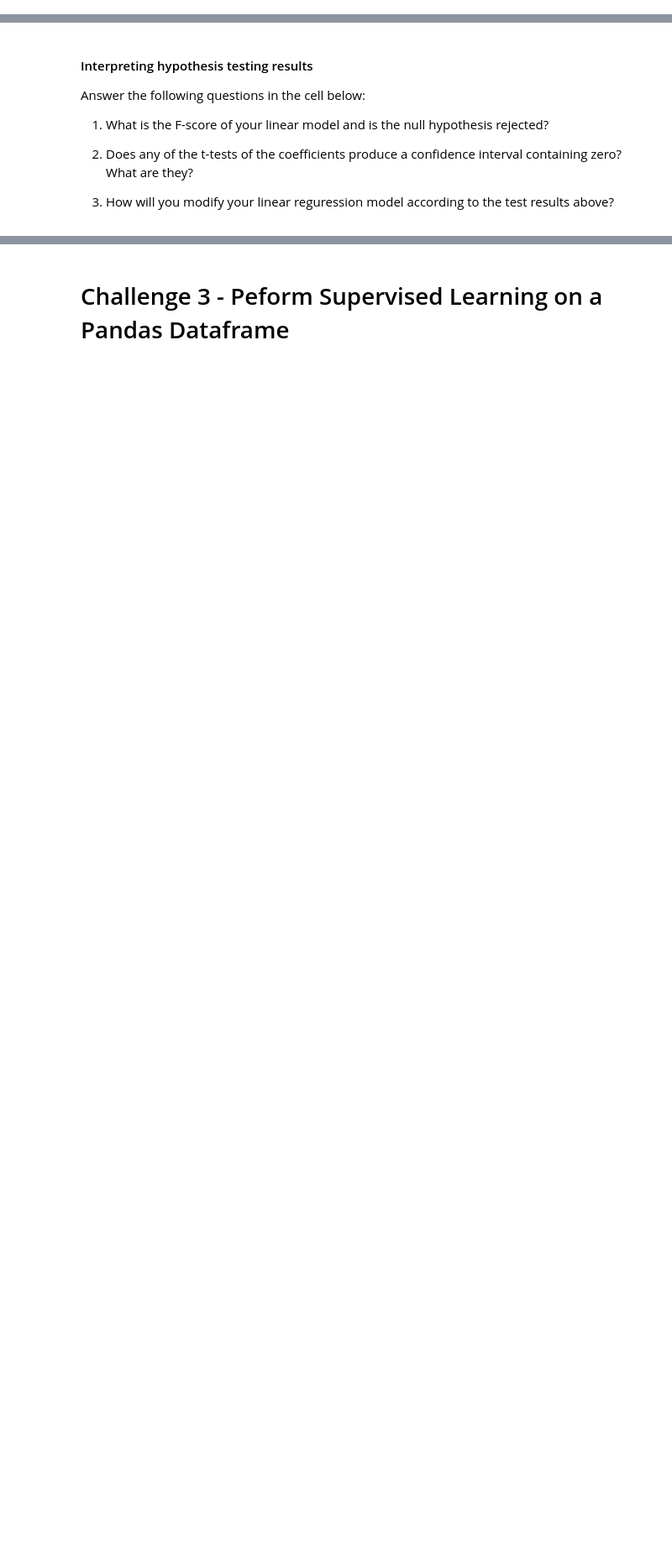
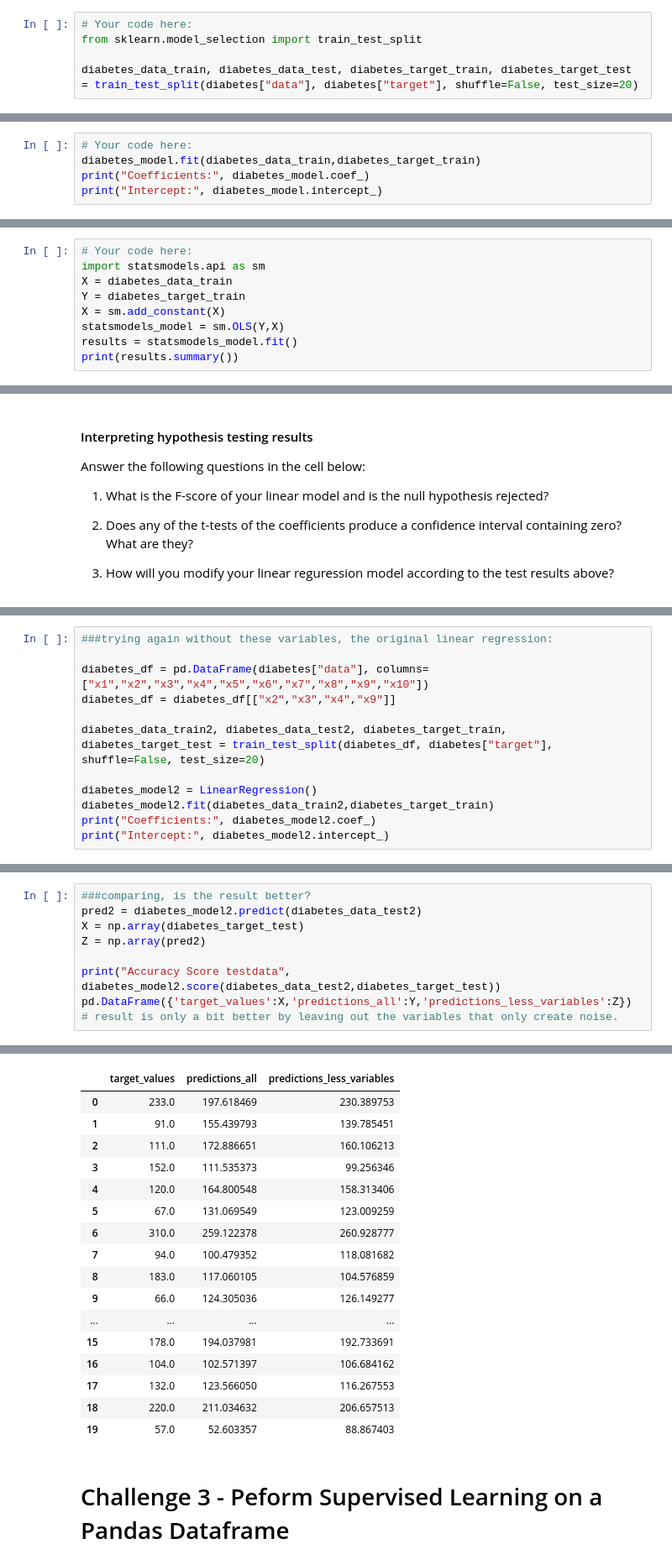
Before and after one commit to ta-data-lis/lab-supervised-learning-sklearn, a Jupyter notebook: your-code/main.ipynb, the cells around one changed output, grey strips where cells are left out. Shown: that part at 84% size. Saved outputs shown, nothing was run; the diff lists cells and outputs as text; blank space fills up the shorter version.

Commit message:
lab-supervised-learning-sklearn finished

```diff
--- a/your-code/main.ipynb
+++ b/your-code/main.ipynb
@@ -78,2 +131,7 @@ Define `diabetes_data_train`, `diabetes_target_train`, `diabetes_data_test`, and
+# %%
+# Your code here:
+from sklearn.model_selection import train_test_split
+
+diabetes_data_train, diabetes_data_test, diabetes_target_train, diabetes_target_test = train_test_split(diabetes["data"], diabetes["target"], shuffle=False, test_size=20)
 # %% [markdown]
 Fit the training data and target to `diabetes_model`. Print the *intercept* and *coefficients* of the model.
@@ -81,0 +138,5 @@ Fit the training data and target to `diabetes_model`. Print the *intercept* and
+# %%
+# Your code here:
+diabetes_model.fit(diabetes_data_train,diabetes_target_train)
+print("Coefficients:", diabetes_model.coef_)
+print("Intercept:", diabetes_model.intercept_)
@@ -129,0 +222,9 @@ Your output should look like:
+# %%
+# Your code here:
+import statsmodels.api as sm
+X = diabetes_data_train
+Y = diabetes_target_train
+X = sm.add_constant(X)
+statsmodels_model = sm.OLS(Y,X)
+results = statsmodels_model.fit()
+print(results.summary())
@@ -141,0 +276,12 @@ Answer the following questions in the cell below:
+# %%
+###trying again without these variables, the original linear regression:
+
+diabetes_df = pd.DataFrame(diabetes["data"], columns=["x1","x2","x3","x4","x5","x6","x7","x8","x9","x10"])
+diabetes_df = diabetes_df[["x2","x3","x4","x9"]]
+
+diabetes_data_train2, diabetes_data_test2, diabetes_target_train, diabetes_target_test = train_test_split(diabetes_df, diabetes["target"], shuffle=False, test_size=20)
+
+diabetes_model2 = LinearRegression()
+diabetes_model2.fit(diabetes_data_train2,diabetes_target_train)
+print("Coefficients:", diabetes_model2.coef_)
+print("Intercept:", diabetes_model2.intercept_)
@@ -141,0 +291,10 @@ Answer the following questions in the cell below:
+# %%
+###comparing, is the result better?
+pred2 = diabetes_model2.predict(diabetes_data_test2)
+X = np.array(diabetes_target_test)
+Z = np.array(pred2)
+
+print("Accuracy Score testdata", diabetes_model2.score(diabetes_data_test2,diabetes_target_test))
+pd.DataFrame({'target_values':X,'predictions_all':Y,'predictions_less_variables':Z})
+# result is only a bit better by leaving out the variables that only create noise.
+# %% [output]
@@ -142,3 +302,20 @@ Answer the following questions in the cell below:
+|  | target_values | predictions_all | predictions_less_variables |
+| 0 | 233.0 | 197.618469 | 230.389753 |
+| 1 | 91.0 | 155.439793 | 139.785451 |
+| 2 | 111.0 | 172.886651 | 160.106213 |
+| 3 | 152.0 | 111.535373 | 99.256346 |
+| 4 | 120.0 | 164.800548 | 158.313406 |
+| 5 | 67.0 | 131.069549 | 123.009259 |
+| 6 | 310.0 | 259.122378 | 260.928777 |
+| 7 | 94.0 | 100.479352 | 118.081682 |
+| 8 | 183.0 | 117.060105 | 104.576859 |
+| 9 | 66.0 | 124.305036 | 126.149277 |
+| ... | ... | ... | ... |
+| 15 | 178.0 | 194.037981 | 192.733691 |
+| 16 | 104.0 | 102.571397 | 106.684162 |
+| 17 | 132.0 | 123.566050 | 116.267553 |
+| 18 | 220.0 | 211.034632 | 206.657513 |
+| 19 | 57.0 | 52.603357 | 88.867403 |
 # %% [markdown]
 # Challenge 3 - Peform Supervised Learning on a Pandas Dataframe
 # %% [markdown]
```
Also changed, not shown: parts of 54 cells of this notebook.
